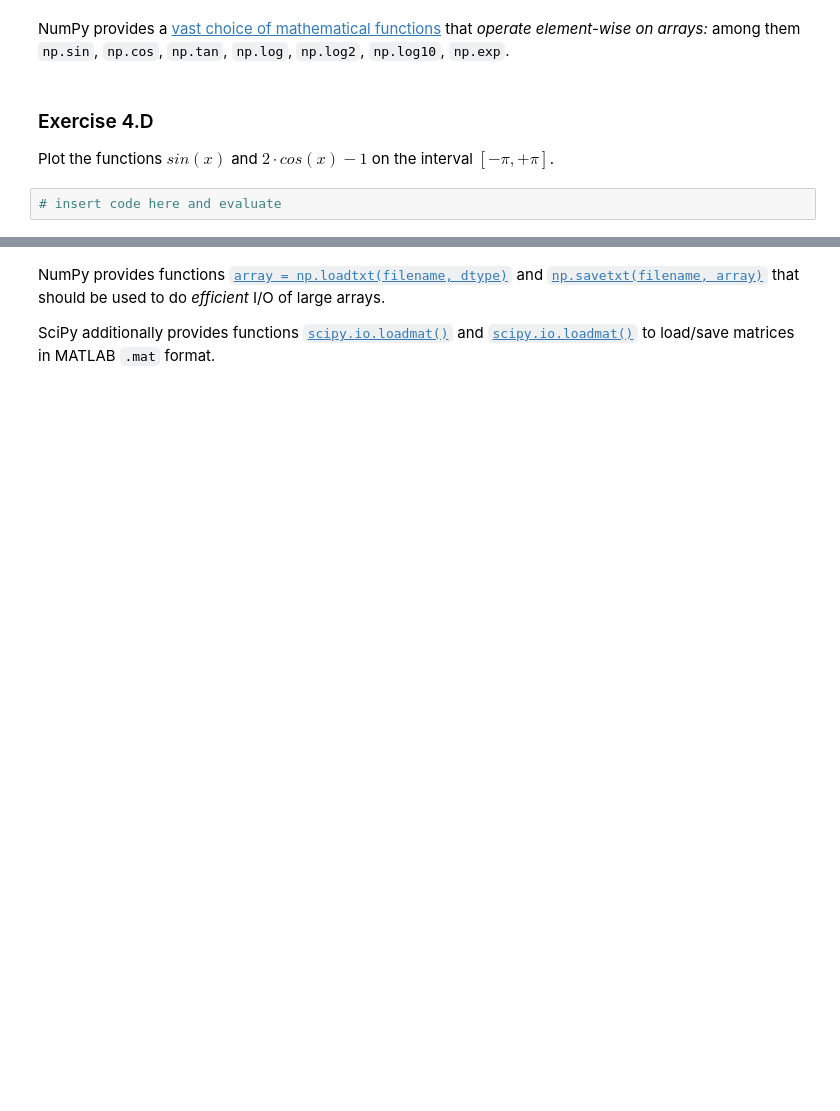
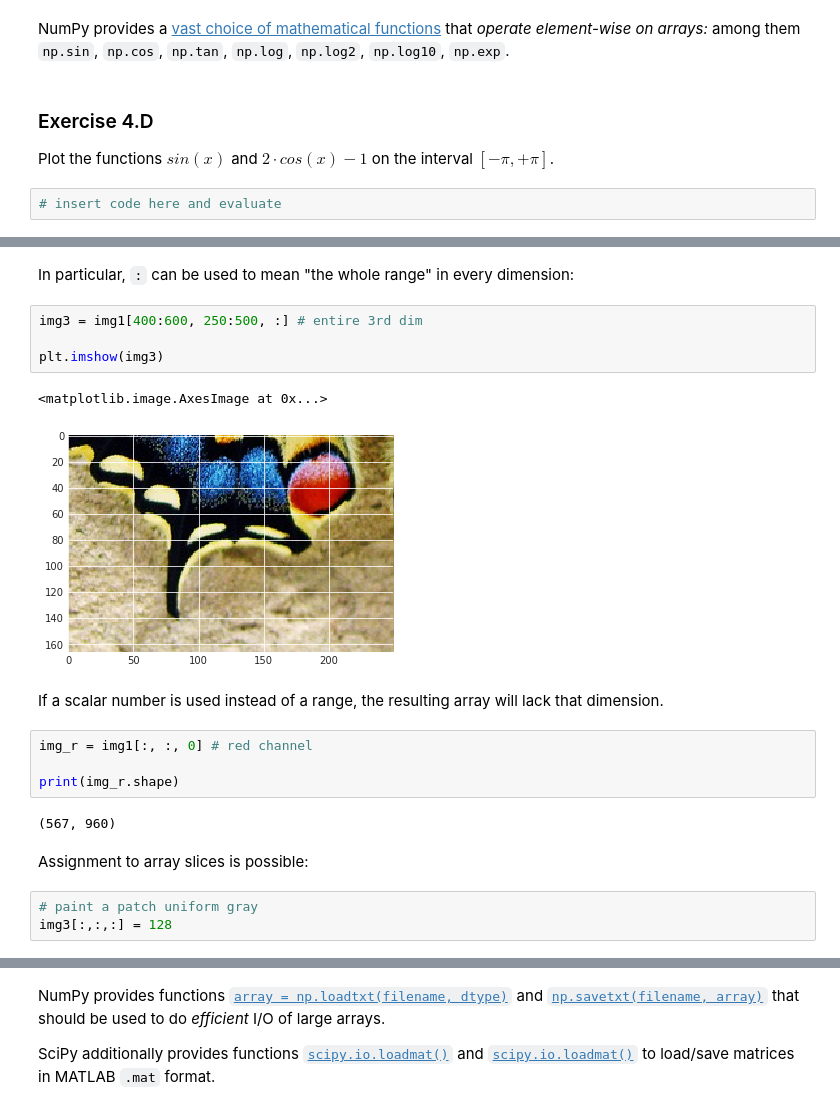
Before and after one commit to riccardomurri/python-for-science-intro, a Jupyter notebook: 04-numpy.ipynb, the cells around one changed output, grey strips where cells are left out. Cells and saved outputs as stored; diff of their text form; blank space fills up the shorter version.

```diff
--- a/04-numpy.ipynb
+++ b/04-numpy.ipynb
@@ -243,0 +346,22 @@ Plot the functions $sin(x)$ and $2 \cdot cos(x) - 1$ on the interval $[-\pi, +\p
+# %% [markdown]
+In particular, `:` can be used to mean "the whole range" in every dimension:
+# %%
+img3 = img1[400:600, 250:500, :] # entire 3rd dim
+
+plt.imshow(img3)
+# %% [output]
+<matplotlib.image.AxesImage at 0x...>
+[figure, added]
+# %% [markdown]
+If a scalar number is used instead of a range, the resulting array will lack that dimension.
+# %%
+img_r = img1[:, :, 0] # red channel
+
+print(img_r.shape)
+# %% [output]
+(567, 960)
+# %% [markdown]
+Assignment to array slices is possible:
+# %%
+# paint a patch uniform gray
+img3[:,:,:] = 128
```
Also changed, not shown: parts of 89 cells of this notebook, 6 other files.
